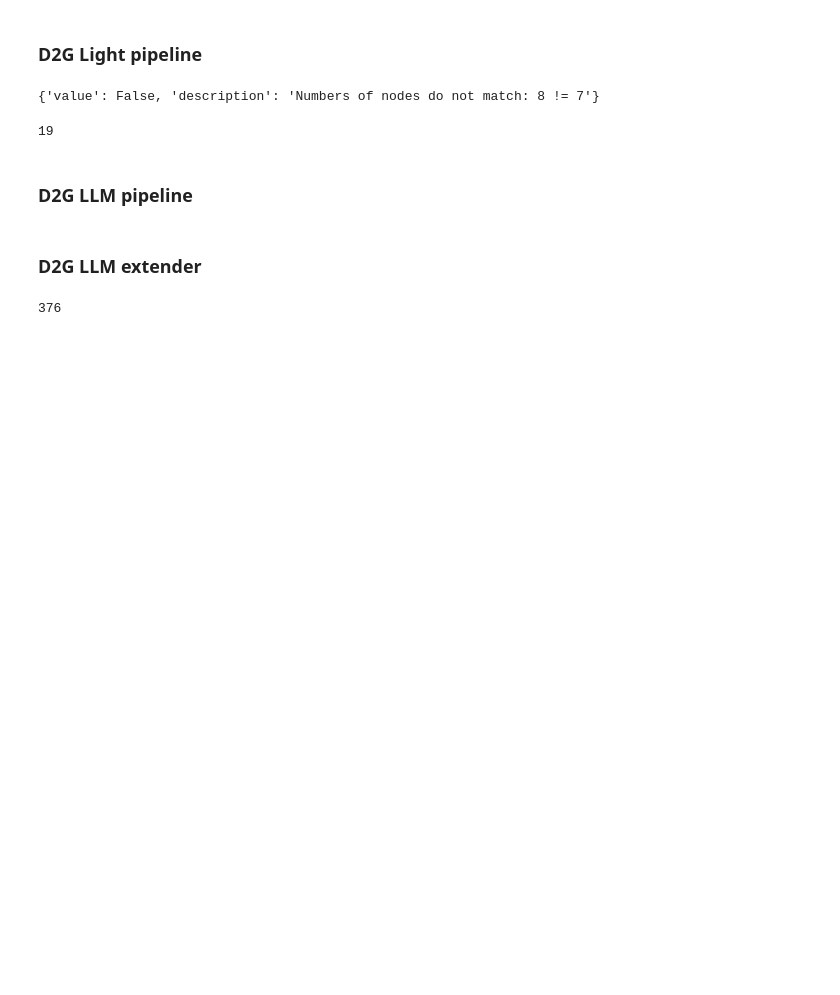
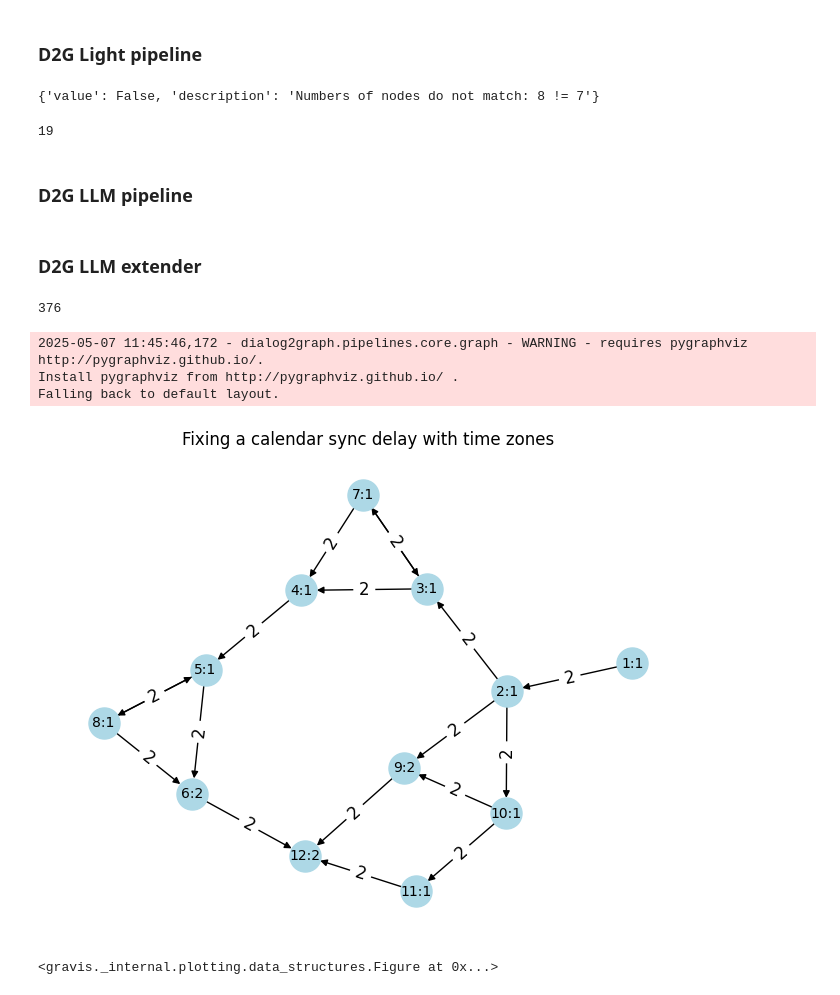
Before and after one commit to deeppavlov/dialogue2graph, a Jupyter notebook: experiments/exp2025_03_20_d2g_pipeline/exp2025_03_20_d2g_pipeline/test_pipeline.ipynb, the cells around one changed output. Saved outputs shown, nothing was run; the diff lists cells and outputs as text; code cells hidden in the pictures; blank space fills up the shorter version.

Commit message:
interactive graph vis

```diff
--- a/experiments/exp2025_03_20_d2g_pipeline/exp2025_03_20_d2g_pipeline/test_pipeline.ipynb
+++ b/experiments/exp2025_03_20_d2g_pipeline/exp2025_03_20_d2g_pipeline/test_pipeline.ipynb
@@ -527,15 +522,3 @@ data_2[2]
-# %%
-raw_data = PipelineRawDataType(
-    dialogs=data_2[2]["dialogs"], true_graph=data["true_graph"]
-)
-graph, report = pipeline.invoke(raw_data, enable_evals=True)
-report
-# %%
-raw_data = PipelineRawDataType(
-    dialogs=data_2[2]["dialogs"], true_graph=data_2[2]["graph"]
-)
-graph, report = pipeline.invoke(raw_data, enable_evals=True)
-report
 # %%
 from datasets import load_dataset
 # %%
@@ -546,3 +529,14 @@ dataset = load_dataset(
 len(dataset["train"])
 # %% [output]
 376
+# %%
+graph.visualise_short("Fixing a calendar sync delay with time zones")
+# %% [output]
+2025-05-07 11:45:46,172 - dialog2graph.pipelines.core.graph - WARNING - requires pygraphviz http://pygraphviz.github.io/.
+Install pygraphviz from http://pygraphviz.github.io/ .
+Falling back to default layout.
+[figure, added]
+# %%
+graph.visualise_interactive()
+# %% [output]
+<gravis._internal.plotting.data_structures.Figure at 0x...>
```
Also changed, not shown: parts of 2 cells of this notebook, 11 other files.
